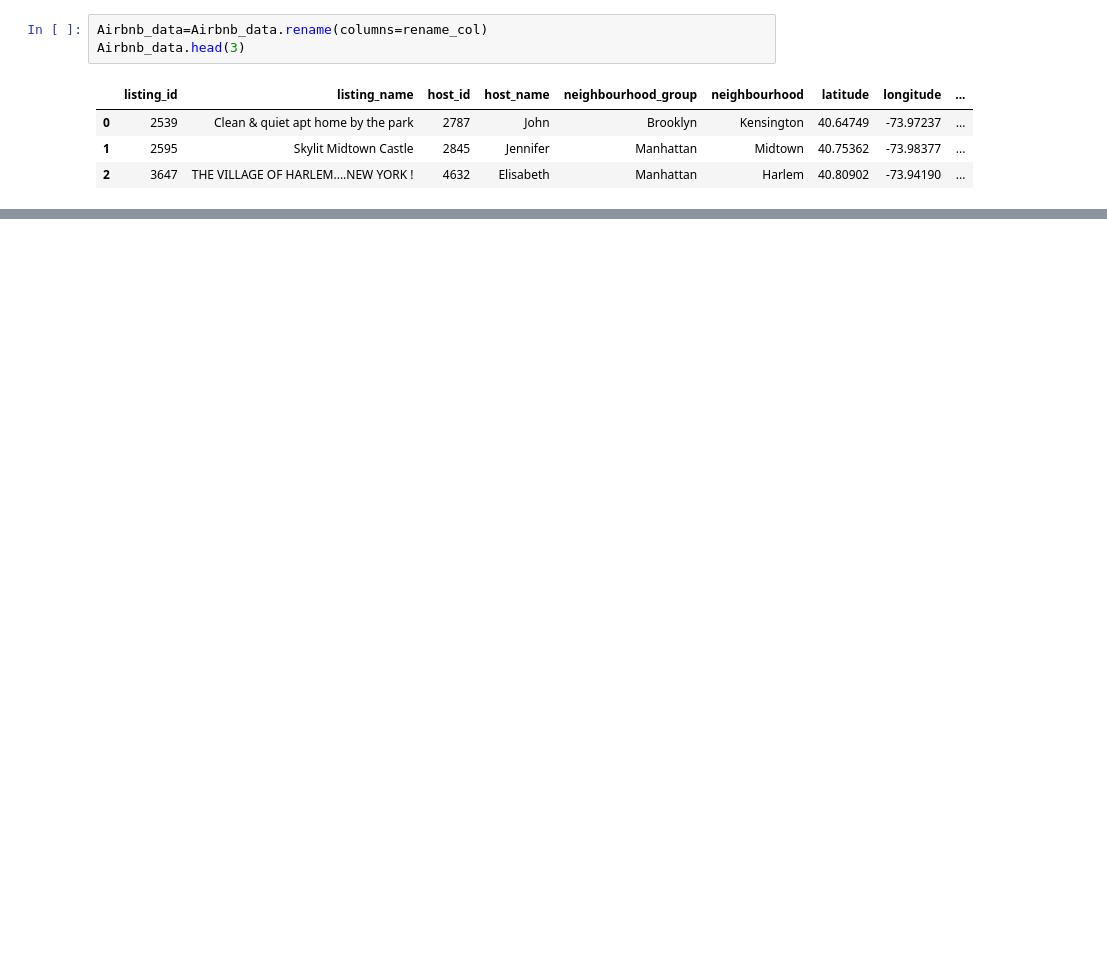
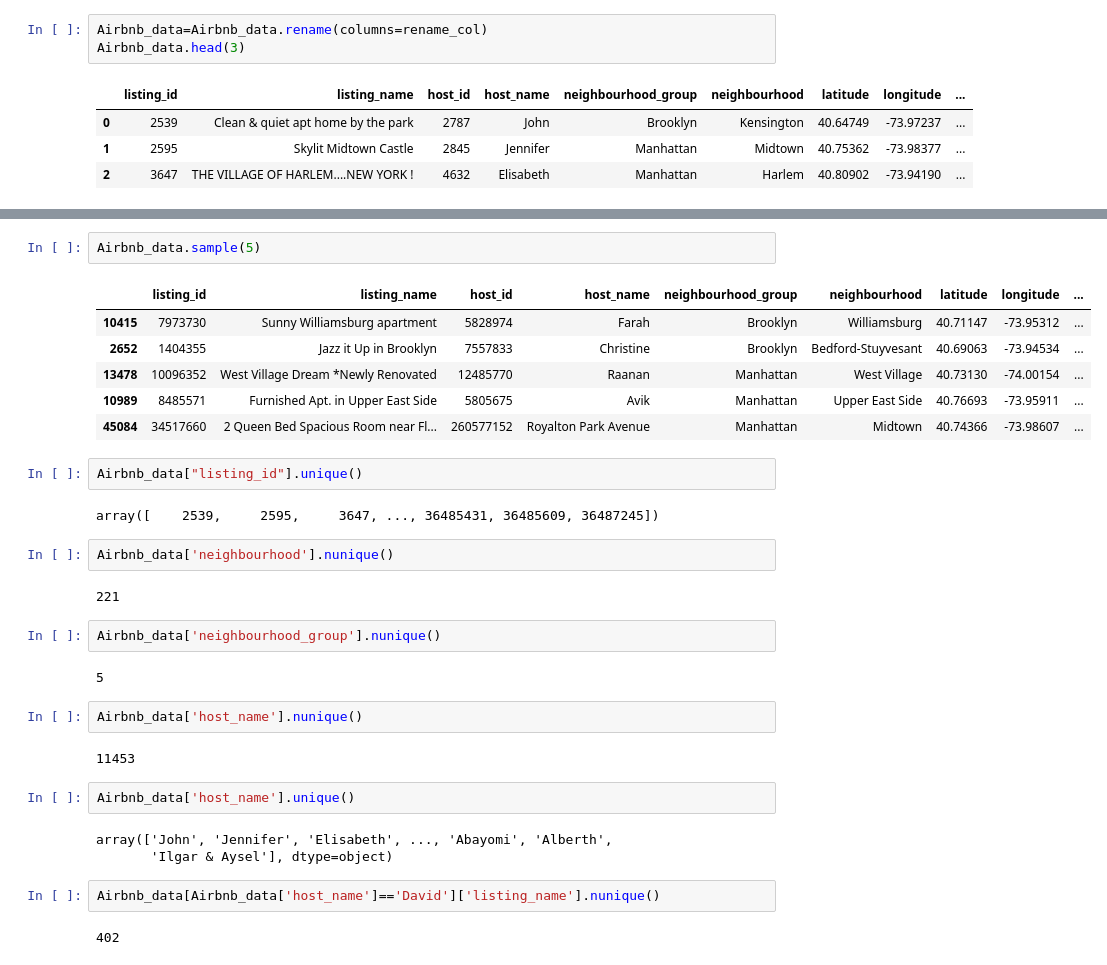
Before and after one commit to codingprahlad/Python-learning, a Jupyter notebook: Airbnb_Data.ipynb, the cells around one changed output, grey strips where cells are left out. Cells and saved outputs as stored; diff of their text form; blank space fills up the shorter version.

```diff
--- a/Airbnb_Data.ipynb
+++ b/Airbnb_Data.ipynb
@@ -76,0 +215,34 @@ Airbnb_data.head(3)
+# %%
+Airbnb_data.sample(5)
+# %% [output]
+|  | listing_id | listing_name | host_id | host_name | neighbourhood_group | neighbourhood | latitude | longitude | ... |
+| 10415 | 7973730 | Sunny Williamsburg apartment | 5828974 | Farah | Brooklyn | Williamsburg | 40.71147 | -73.95312 | ... |
+| 2652 | 1404355 | Jazz it Up in Brooklyn | 7557833 | Christine | Brooklyn | Bedford-Stuyvesant | 40.69063 | -73.94534 | ... |
+| 13478 | 10096352 | West Village Dream *Newly Renovated | 12485770 | Raanan | Manhattan | West Village | 40.73130 | -74.00154 | ... |
+| 10989 | 8485571 | Furnished Apt. in Upper East Side | 5805675 | Avik | Manhattan | Upper East Side | 40.76693 | -73.95911 | ... |
+| 45084 | 34517660 | 2 Queen Bed Spacious Room near Fl... | 260577152 | Royalton Park Avenue | Manhattan | Midtown | 40.74366 | -73.98607 | ... |
+# %%
+Airbnb_data["listing_id"].unique()
+# %% [output]
+array([    2539,     2595,     3647, ..., 36485431, 36485609, 36487245])
+# %%
+Airbnb_data['neighbourhood'].nunique()
+# %% [output]
+221
+# %%
+Airbnb_data['neighbourhood_group'].nunique()
+# %% [output]
+5
+# %%
+Airbnb_data['host_name'].nunique()
+# %% [output]
+11453
+# %%
+Airbnb_data['host_name'].unique()
+# %% [output]
+array(['John', 'Jennifer', 'Elisabeth', ..., 'Abayomi', 'Alberth',
+       'Ilgar & Aysel'], dtype=object)
+# %%
+Airbnb_data[Airbnb_data['host_name']=='David']['listing_name'].nunique()
+# %% [output]
+402
```
Also changed, not shown: parts of 17 cells of this notebook.
